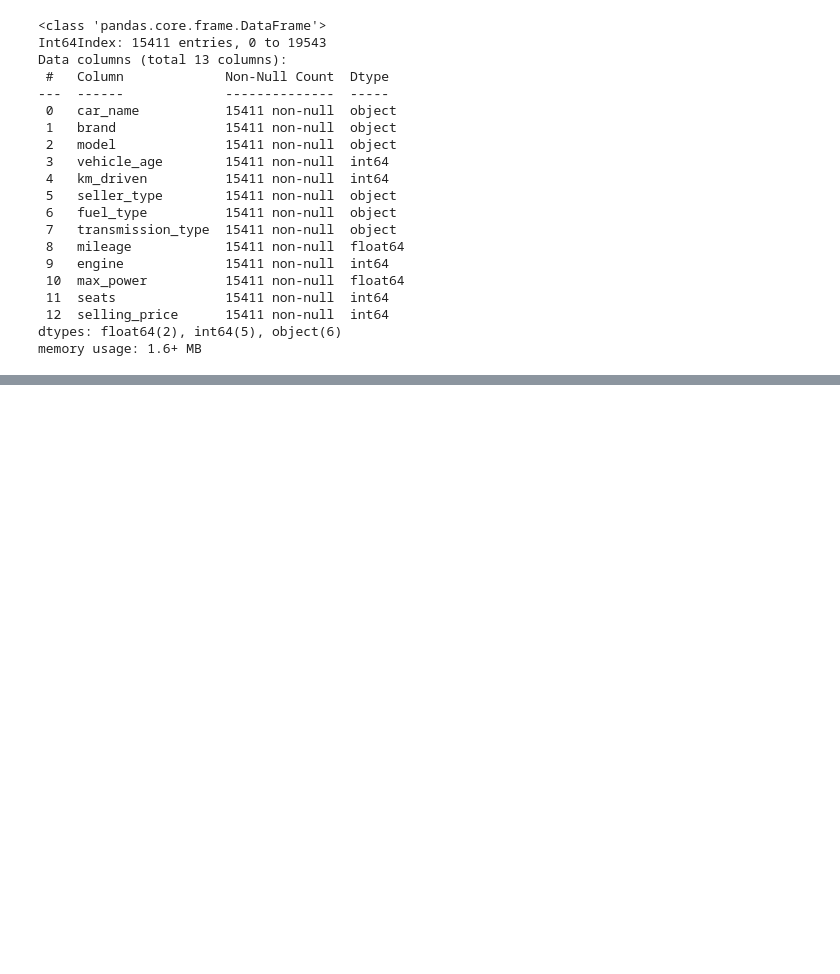
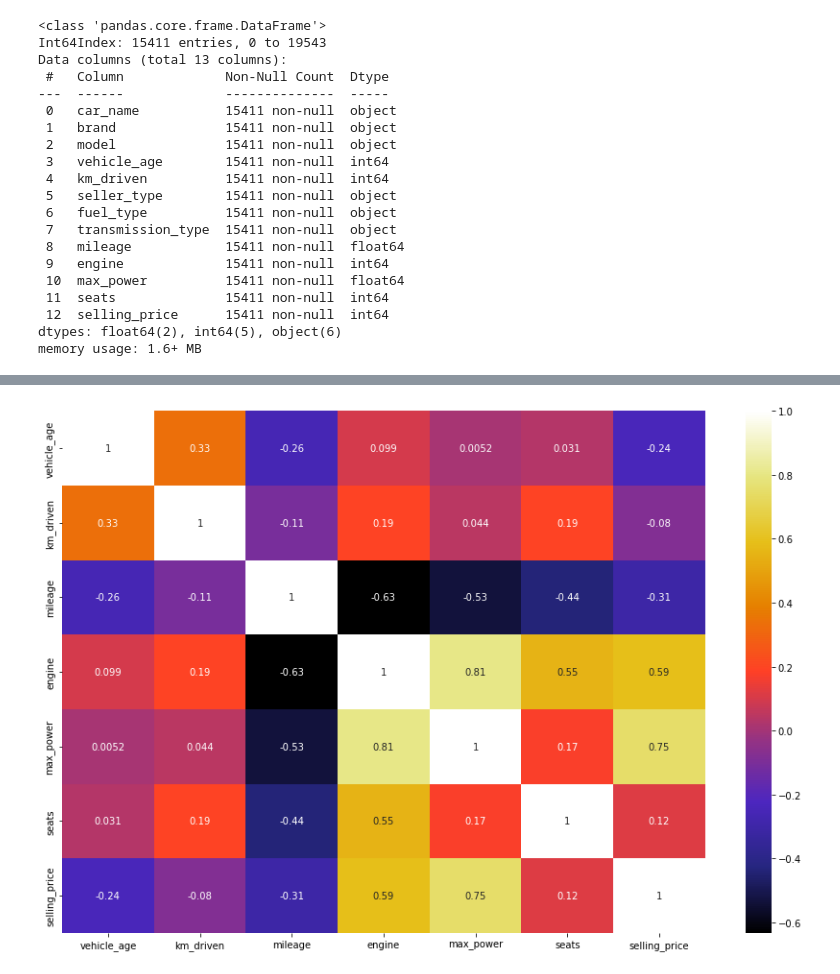
Before and after one commit to NITIN0601/Car_Prediction_Data-Analysis, a Jupyter notebook: CarPrediction.ipynb, the cells around one changed output, grey strips where cells are left out. Cells and saved outputs as stored; diff of their text form; code cells hidden in the pictures; blank space fills up the shorter version.

```diff
--- a/CarPrediction.ipynb
+++ b/CarPrediction.ipynb
@@ -110,0 +215,6 @@ memory usage: 1.6+ MB
+# %%
+plt.figure(figsize = (15,10))
+sns.heatmap(df.corr(), cmap="CMRmap", annot=True)
+plt.show()
+# %% [output]
+[figure, added]
```
Also changed, not shown: parts of 25 cells of this notebook.
